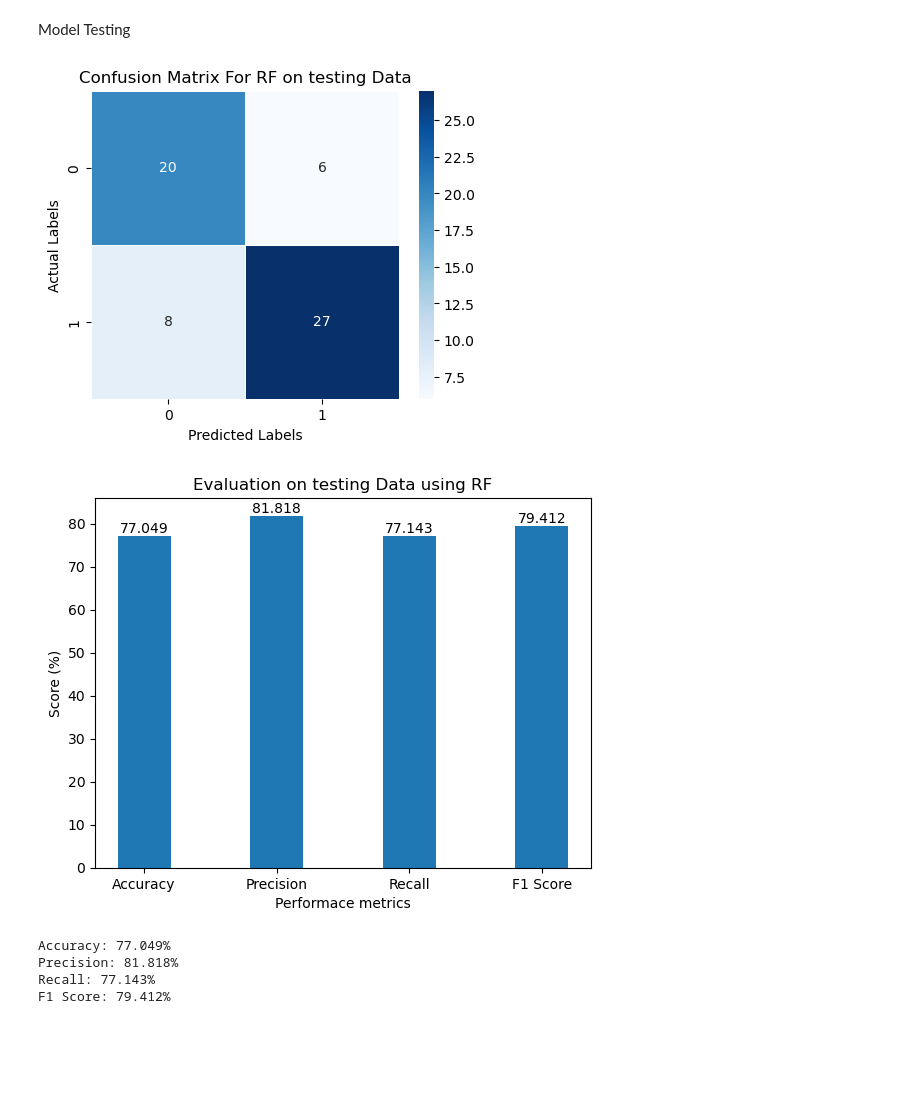
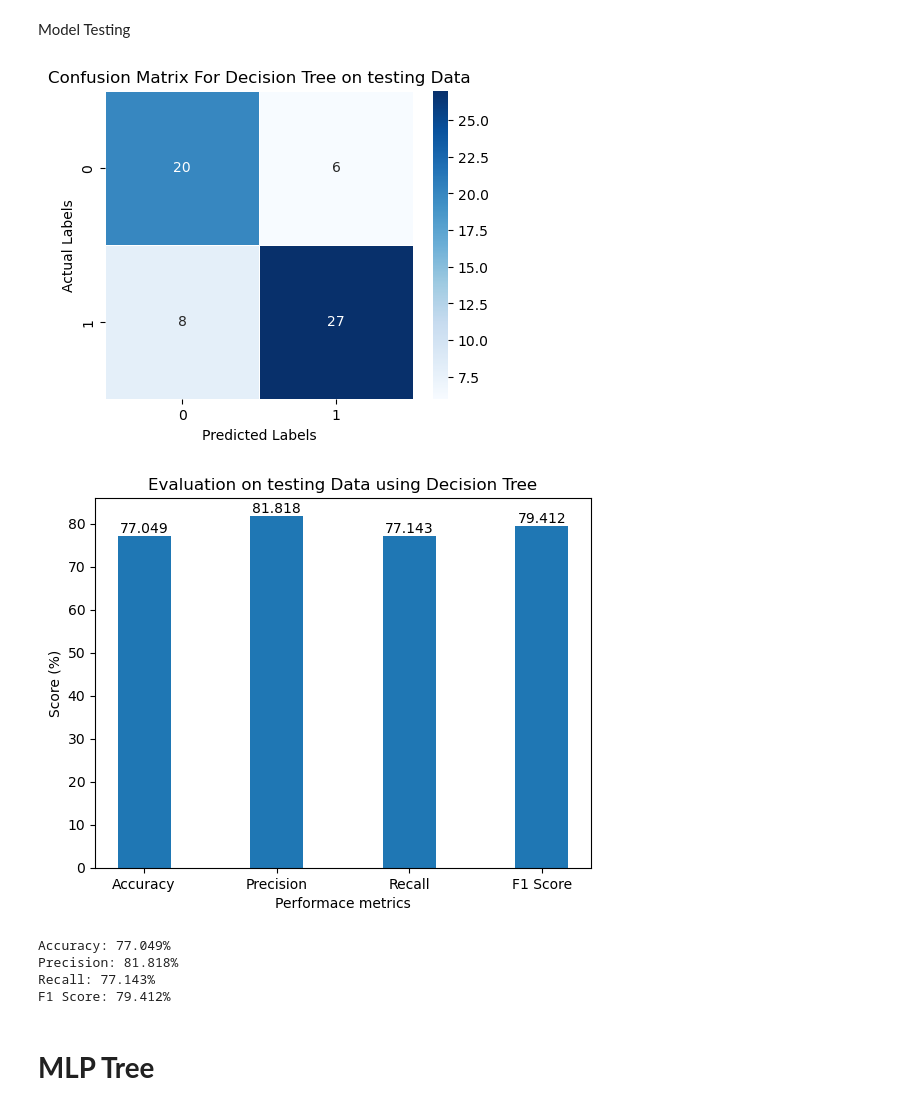
Before and after one commit to Dharmendrathapa3/Heart-Disease, a Jupyter notebook: Heart_Disease.ipynb, the cells around one changed output. Drawn from its saved outputs; the diff is of its cells as text; code cells hidden in the pictures; blank space fills up the shorter version.

```diff
--- a/Heart_Disease.ipynb
+++ b/Heart_Disease.ipynb
@@ -144,38 +144,40 @@ cm = confusion_matrix(Y_test, test_pred)
 plt.figure(figsize=(5, 4))
 sns.heatmap(cm, annot=True, fmt='d', cmap='Blues', linewidths=0.5, square=True)
 
 plt.xlabel('Predicted Labels')
 plt.ylabel('Actual Labels')
-plt.title('Confusion Matrix For RF on testing Data')
+plt.title('Confusion Matrix For Decision Tree on testing Data')
 
 plt.show()
 
 
 ################ Bar Graph ################
 X = ['Accuracy','Precision','Recall','F1 Score']
 evl_mpl = [dt_a_t, dt_p_t, dt_r_t,dt_f1_t]
 X_axis = np.arange(len(X))
 bars=plt.bar(X_axis, evl_mpl, 0.4)
 
 for bar in bars:
     height = bar.get_height()
     plt.text(bar.get_x() + bar.get_width() / 2, height,  # position: center top edge
      str(height), ha='center', va='bottom')
 plt.xticks(X_axis, X)
-plt.title("Evaluation on testing Data using RF")
+plt.title("Evaluation on testing Data using Decision Tree")
 plt.xlabel("Performace metrics")
 plt.ylabel("Score (%)")
 plt.show()
 ##################################
 
 print(f'Accuracy: {dt_a_t}%')
 print(f'Precision: {dt_p_t}%')
 print(f'Recall: {dt_r_t}%')
 print(f'F1 Score: {dt_f1_t}%')
 # %% [output]
-[figure, old version]
+[figure, new version]
-[figure, old version]
+[figure, new version]
 Accuracy: 77.049%
 Precision: 81.818%
 Recall: 77.143%
 F1 Score: 79.412%
+# %% [markdown]
+# **MLP Tree**
```
Also changed, not shown: parts of 5 cells of this notebook.
